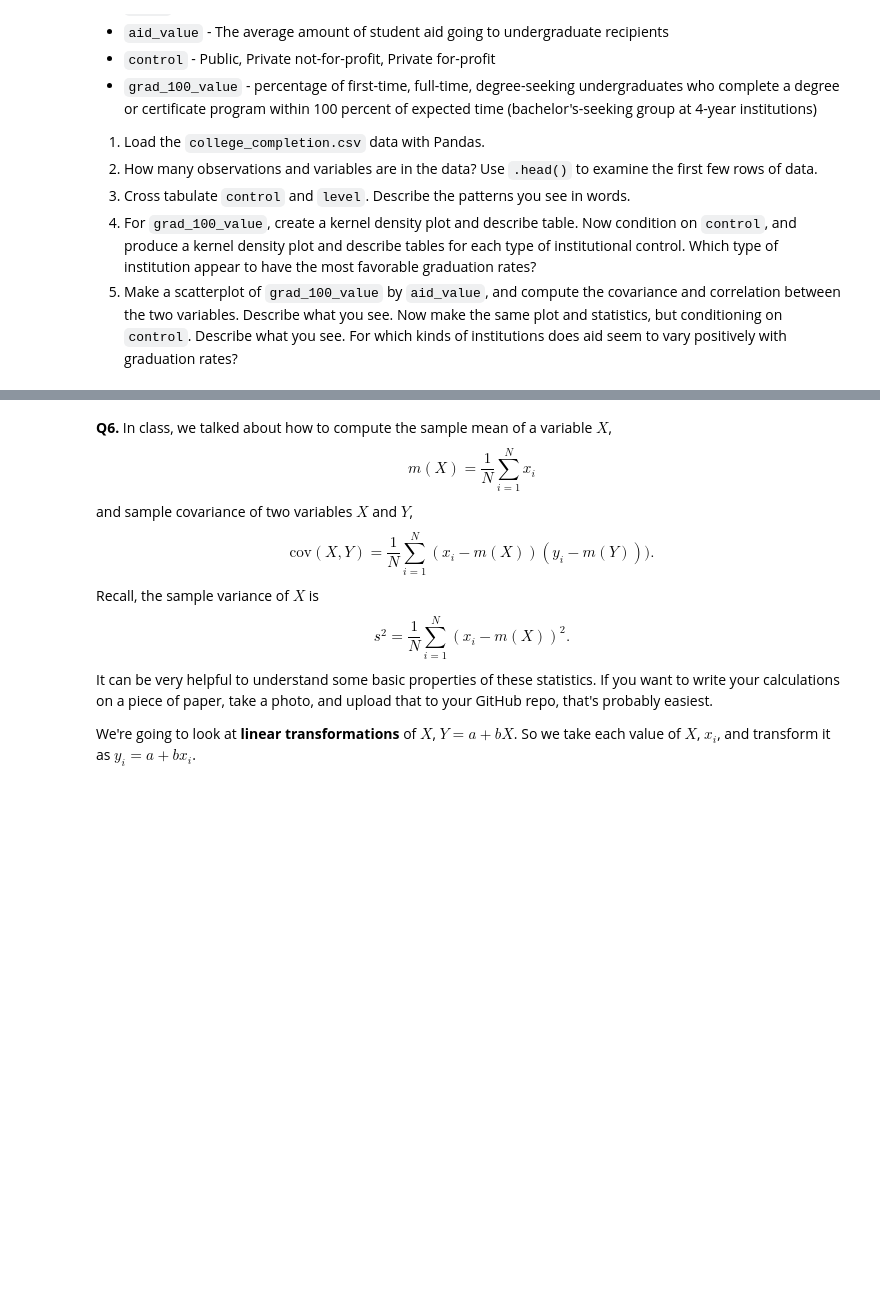
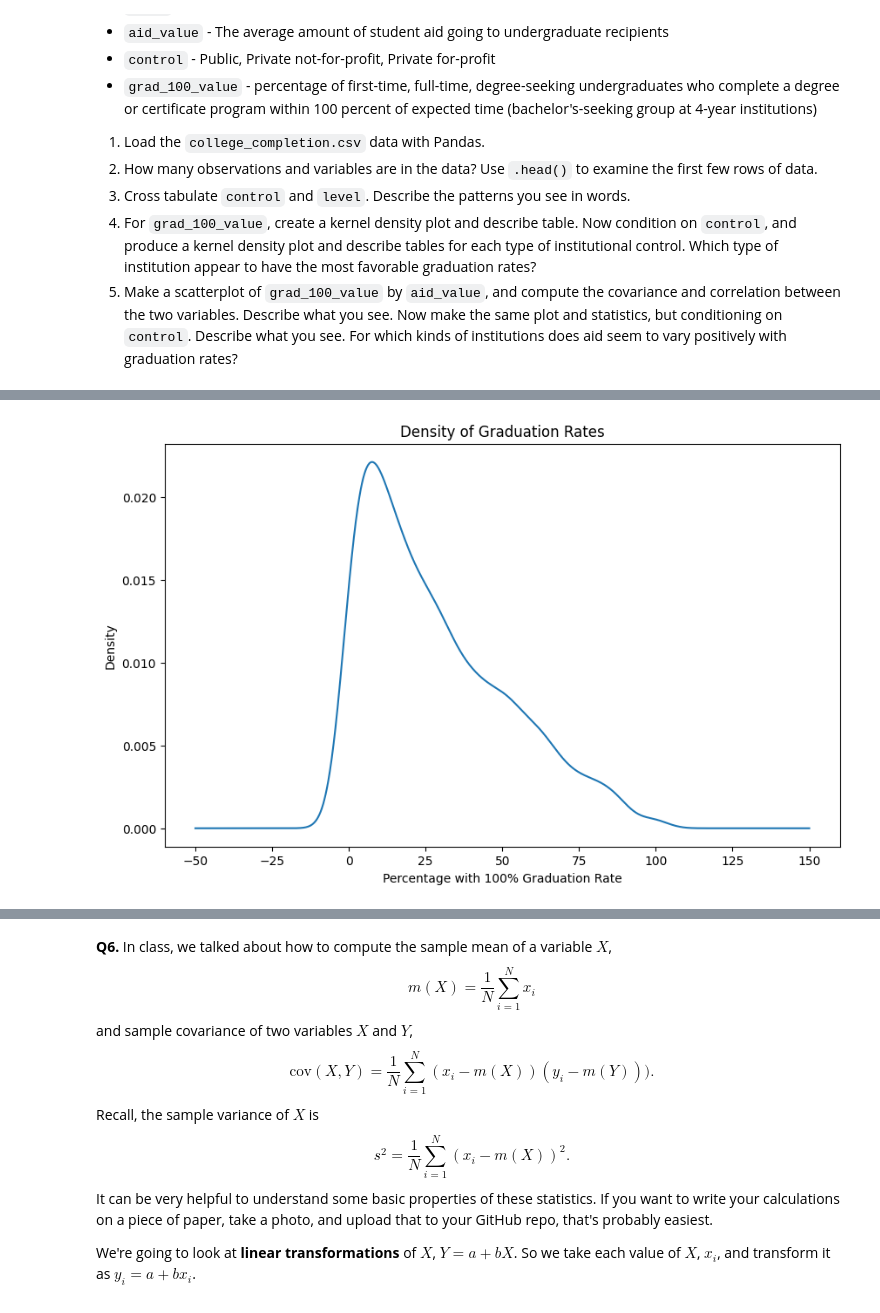
Before and after one commit to katiehutc/undergrad_ml_assignments, a Jupyter notebook: 01_assignment_wrangling_and_eda.ipynb, the cells around one changed output, grey strips where cells are left out. Drawn from its saved outputs; the diff is of its cells as text; code cells hidden in the pictures; blank space fills up the shorter version.

```diff
--- a/01_assignment_wrangling_and_eda.ipynb
+++ b/01_assignment_wrangling_and_eda.ipynb
@@ -481,3 +481,100 @@ We'll use the `college_completion.csv` dataset from the US Department of Educati
 3. Cross tabulate `control` and `level`. Describe the patterns you see in words.
 4. For `grad_100_value`, create a kernel density plot and describe table. Now condition on `control`, and produce a kernel density plot and describe tables for each type of institutional control. Which type of institution appear to have the most favorable graduation rates?
 5. Make a scatterplot of `grad_100_value` by `aid_value`, and compute the covariance and correlation between the two variables. Describe what you see. Now make the same plot and statistics, but conditioning on `control`. Describe what you see. For which kinds of institutions does aid seem to vary positively with graduation rates?
+# %%
+import pandas as pd
+
+df = pd.read_csv('/content/data/college_completion.csv', encoding="latin1")
+
+# initial examination
+print(df.shape)
+print(df.head())
+
+# cross tabulation
+ct = pd.crosstab(df['control'], df['level'])
+
+print("\n cross tabulation of control and level:")
+print(ct)
+"""
+Based on the cross tabulation, I observe that for Private for-profit schools,
+there is little difference between 2 and 4 year. However, Private not-for-profit
+schools have a large difference with 4-year having significantly more, while
+Public schools have more 2-year than 4-year, but at a lower difference than Private not-for-profit.
+The level veries based on the control.
+"""
+
+# kernel density plot
+plt.figure(figsize=(10, 6))
+df['grad_100_value'].dropna().plot(kind='kde', title="Density of Graduation Rates")
+plt.xlabel("Percentage with 100% Graduation Rate")
+plt.show()
+
+print(df['grad_100_value'].describe())
+
+# condition on control
+plt.figure(figsize=(10, 6))
+for name, group in df.groupby('control'):
+    group['grad_100_value'].dropna().plot(kind='kde', label=name)
+plt.title("Graduation Rates by Institution Control")
+plt.xlabel("Percentage with 100% Graduation Rate")
+plt.legend()
+plt.show()
+
+print(df.groupby('control')['grad_100_value'].describe())
+
+"""
+Private not-for-profit schools seem to have the most favorable graduation
+rates because the peak of their line is higher compared to the other types.
+Public and private for-profit schools have a median rate between 0 and 25%, while
+Private not-for-profit schools have a median rate between 25% and 50%.
+"""
+
+# part 5 - aid vs graduation rate
+plt.figure(figsize=(10, 6))
+plt.scatter(df['aid_value'], df['grad_100_value'], alpha=0.5)
+plt.title("Graduation Rate vs Student Aid")
+plt.xlabel("Student Aid")
+plt.ylabel("Graduation Rate")
+plt.show()
+
+print("\n Covariance:")
+print(df[['grad_100_value', 'aid_value']].cov())
+print("\n Correlation:")
+print(df[['grad_100_value', 'aid_value']].corr())
+
+"""
+When you compare the aid value with the graduation rate, there appears to be a
+position relationship between aid and graduation rate, with the graduation
+rate increasing as aid increases. There is a large concentration of dots with
+lower aid values, and there is a varied distribution of graduation rates
+with an aid between 0 and 10,000, although many of the dots are under 50%.
+"""
+
+# condition on control
+groups = df.groupby('control')
+
+plt.figure(figsize=(10, 6))
+for name, group in groups:
+    plt.scatter(group['aid_value'], group['grad_100_value'], label=name, alpha=0.5)
+
+plt.title("Graduation Rate vs Student Aid by Control")
+plt.xlabel("Student Aid")
+plt.ylabel("Graduation Rate")
+plt.legend()
+plt.show()
+
+print("\n Correlation by Control Type:")
+for name, group in groups:
+    corr = group['grad_100_value'].corr(group['aid_value'])
+    print(f"{name}: {corr:.4f}")
+
+"""
+When you look at the correlation between the graduation rate and the student aid,
+but conditioned on the control, there is a clear difference betweeen the categories.
+Public schools give less student aid, with almost all of the values between 0 and 10,000.
+They have a lower graduation rate, with most of the dots under 50%. On the other hand,
+private not-for-profit schools have a wider range of student aid, and there is a positive
+relationship between the two. The private for-profit dots are also mostly less than 10,000 and
+they have a wider range of graduation rates.
+"""
+# %% [output]
@@ -483,0 +598 @@ We'll use the `college_completion.csv` dataset from the US Department of Educati
+[figure, added]
```
Also changed, not shown: parts of 1 cell of this notebook.
